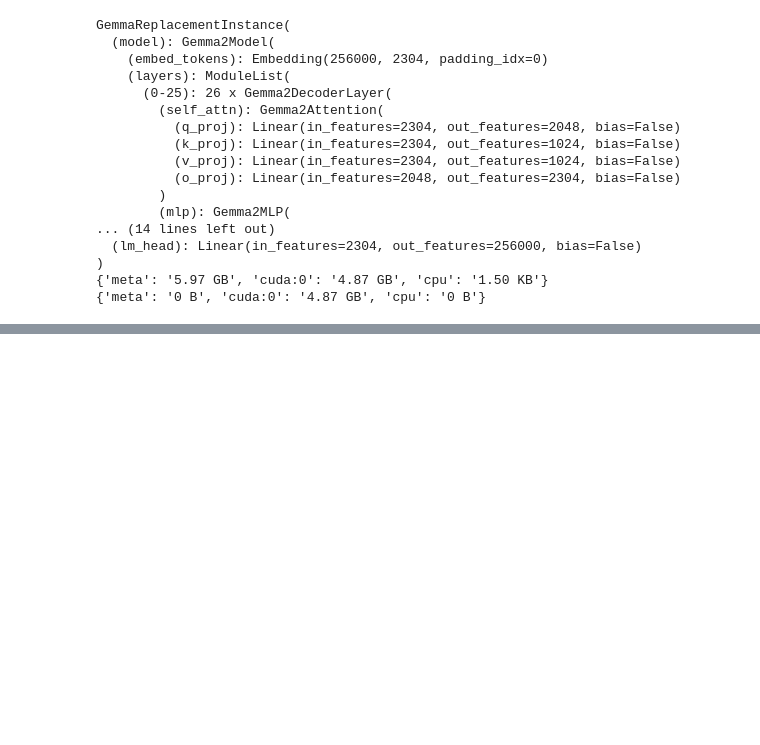
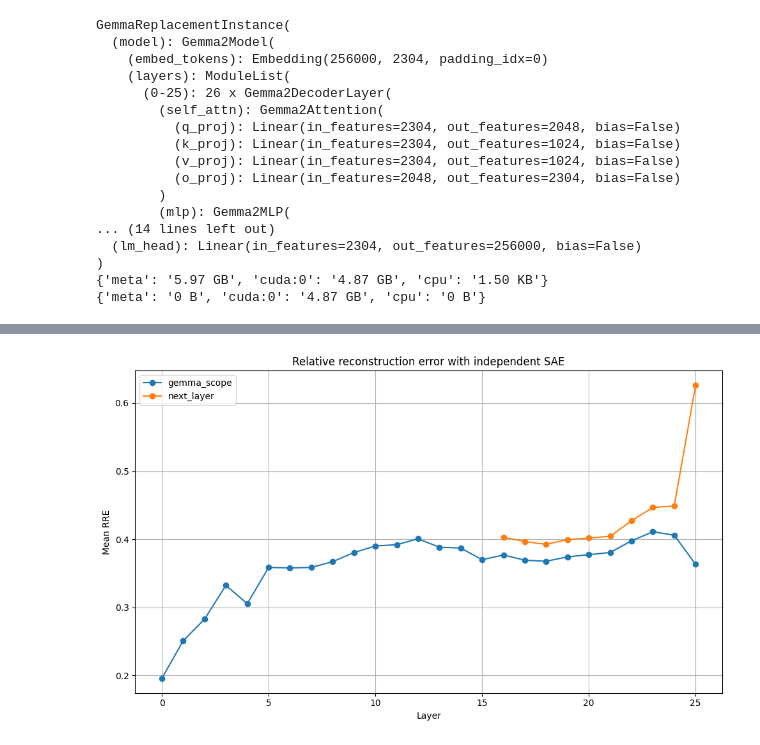
Before and after one commit to evan-lloyd/mechinterp-experiments, a Jupyter notebook: transformers_sae/scratch.ipynb, the cells around one changed output, grey strips where cells are left out. Drawn from its saved outputs; the diff is of its cells as text; code cells hidden in the pictures; blank space fills up the shorter version.

```diff
--- a/transformers_sae/scratch.ipynb
+++ b/transformers_sae/scratch.ipynb
@@ -261,0 +330,33 @@ for layer in range(0, model.num_layers):
+# %%
+import matplotlib.pyplot as plt
+import numpy as np
+
+from transformers_sae.ops import current_plot_to_svg
+
+layers = list(range(0, model.num_layers))
+
+plt.figure(figsize=(10, 6))
+
+for name, validation_dict in all_validations.items():
+    plt.plot(
+        layers,
+        [
+            np.mean(validation_dict[layer].layer_results[layer].rre)
+            if layer in validation_dict
+            else np.nan
+            for layer in layers
+        ],
+        marker="o",
+        label=name,
+    )
+
+plt.xlabel("Layer")
+plt.ylabel("Mean RRE")
+plt.title("Relative reconstruction error with independent SAE")
+plt.grid(True)
+plt.legend()
+plt.tight_layout()
+
+# current_plot_to_svg()
+# %% [output]
+[figure, added]
```
Also changed, not shown: parts of 11 cells of this notebook, 4 other files.
